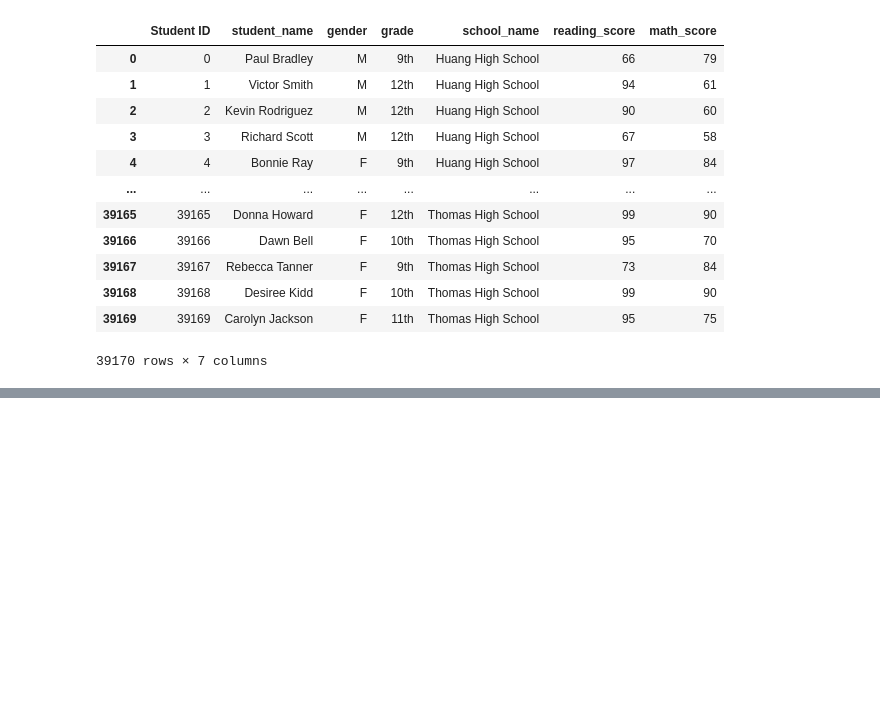
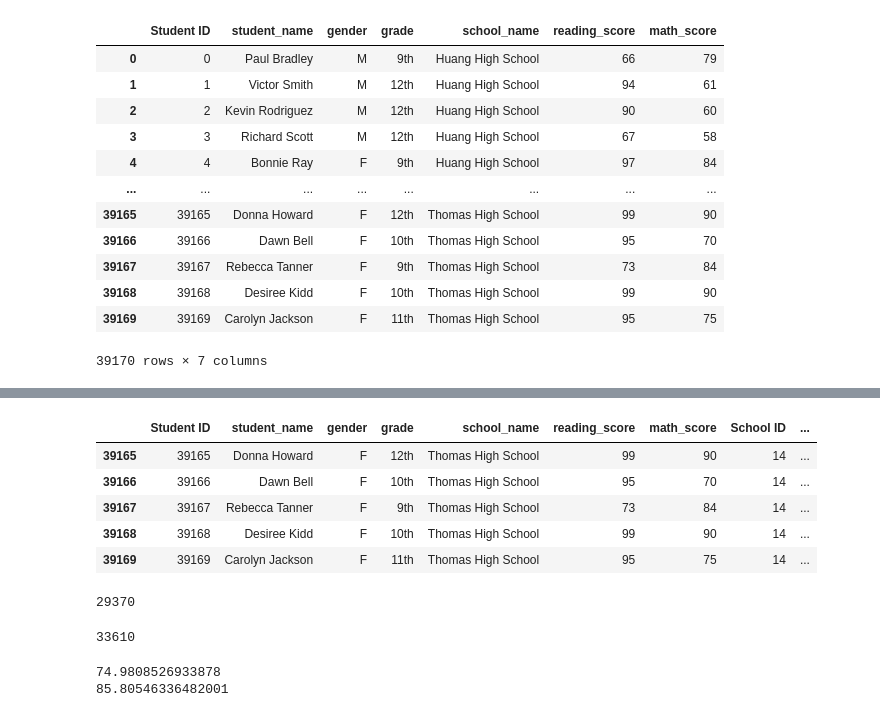
Before and after one commit to elzmanzi/School_District_Analysis, a Jupyter notebook: PyCitySchools.ipynb, the cells around one changed output, grey strips where cells are left out. Saved outputs shown, nothing was run; the diff lists cells and outputs as text; code cells hidden in the pictures; blank space fills up the shorter version.

```diff
--- a/PyCitySchools.ipynb
+++ b/PyCitySchools.ipynb
@@ -200,0 +291,33 @@ student_data_df
+# %%
+# get  all student who passed reading
+passing_reading = school_data_complete_df[school_data_complete_df["reading_score"] >= 70]
+passing_reading.tail()
+# %% [output]
+|  | Student ID | student_name | gender | grade | school_name | reading_score | math_score | School ID | ... |
+| 39165 | 39165 | Donna Howard | F | 12th | Thomas High School | 99 | 90 | 14 | ... |
+| 39166 | 39166 | Dawn Bell | F | 10th | Thomas High School | 95 | 70 | 14 | ... |
+| 39167 | 39167 | Rebecca Tanner | F | 9th | Thomas High School | 73 | 84 | 14 | ... |
+| 39168 | 39168 | Desiree Kidd | F | 10th | Thomas High School | 99 | 90 | 14 | ... |
+| 39169 | 39169 | Carolyn Jackson | F | 11th | Thomas High School | 95 | 75 | 14 | ... |
+# %%
+# getting the total number of those who passed math using count
+passing_math_count = passing_math["student_name"].count()
+passing_math_count
+# %% [output]
+29370
+# %%
+# getting the total number of those who passed reading using count
+passing_reading_count = passing_reading["reading_score"].count()
+passing_reading_count# this number is different from excel on 33610
+# %% [output]
+33610
+# %%
+# get percentage of students who passed math and reading
+passing_math_percentage = passing_math_count / float(student_count) * 100
+passing_reading_percentage = passing_reading_count / float(student_count)* 100
+
+print(passing_math_percentage)
+print(passing_reading_percentage)
+# %% [output]
+74.9808526933878
+85.80546336482001
```
Also changed, not shown: parts of 24 cells of this notebook, 1 other file.
